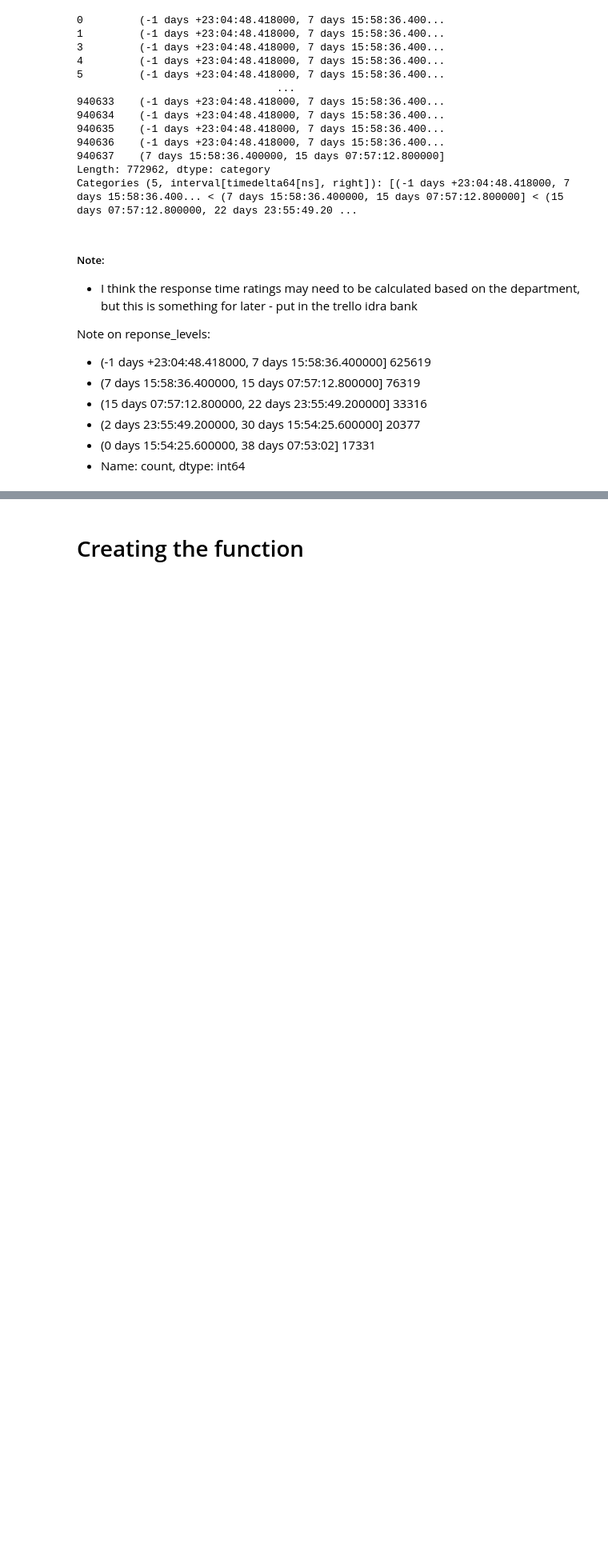
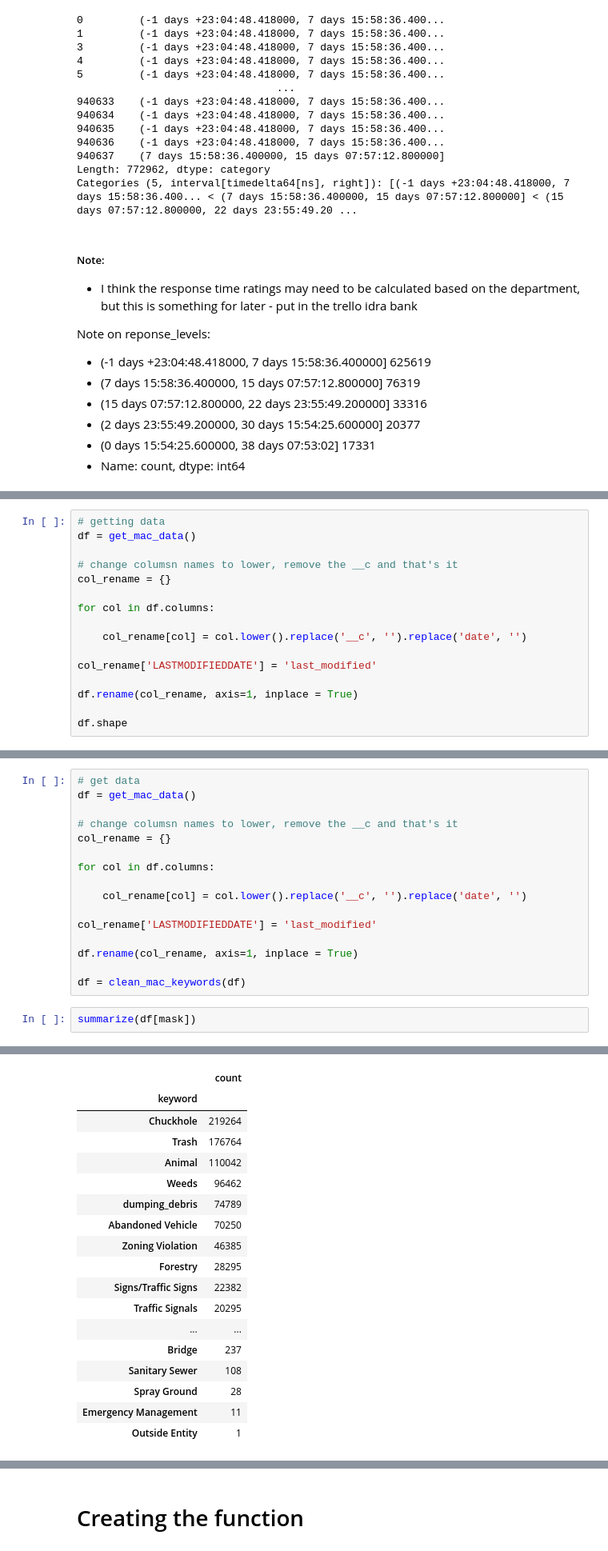
Before and after one commit to aaron-mv-moore/indy-action-time, a Jupyter notebook: work-notebooks/00_working_prepare_mac.ipynb, the cells around one changed output, grey strips where cells are left out. Shown at 80% size. Saved outputs shown, nothing was run; the diff lists cells and outputs as text; blank space fills up the shorter version.

Commit message:
Cleaned keywords and subcategories

```diff
--- a/work-notebooks/00_working_prepare_mac.ipynb
+++ b/work-notebooks/00_working_prepare_mac.ipynb
@@ -490,0 +766,16 @@ Note on reponse_levels:
+# %%
+# getting data
+df = get_mac_data()
+
+# change columsn names to lower, remove the __c and that's it
+col_rename = {}
+
+for col in df.columns:
+
+    col_rename[col] = col.lower().replace('__c', '').replace('date', '')
+
+col_rename['LASTMODIFIEDDATE'] = 'last_modified'
+
+df.rename(col_rename, axis=1, inplace = True)
+
+df.shape
@@ -490,0 +830,19 @@ Note on reponse_levels:
+# %%
+# get data
+df = get_mac_data()
+
+# change columsn names to lower, remove the __c and that's it
+col_rename = {}
+
+for col in df.columns:
+
+    col_rename[col] = col.lower().replace('__c', '').replace('date', '')
+
+col_rename['LASTMODIFIEDDATE'] = 'last_modified'
+
+df.rename(col_rename, axis=1, inplace = True)
+
+df = clean_mac_keywords(df)
+# %%
+summarize(df[mask])
+# %% [output]
@@ -490,0 +881,18 @@ Note on reponse_levels:
+|  | count |
+| keyword |  |
+| Chuckhole | 219264 |
+| Trash | 176764 |
+| Animal | 110042 |
+| Weeds | 96462 |
+| dumping_debris | 74789 |
+| Abandoned Vehicle | 70250 |
+| Zoning Violation | 46385 |
+| Forestry | 28295 |
+| Signs/Traffic Signs | 22382 |
+| Traffic Signals | 20295 |
+| ... | ... |
+| Bridge | 237 |
+| Sanitary Sewer | 108 |
+| Spray Ground | 28 |
+| Emergency Management | 11 |
+| Outside Entity | 1 |
```
Also changed, not shown: parts of 38 cells of this notebook.
